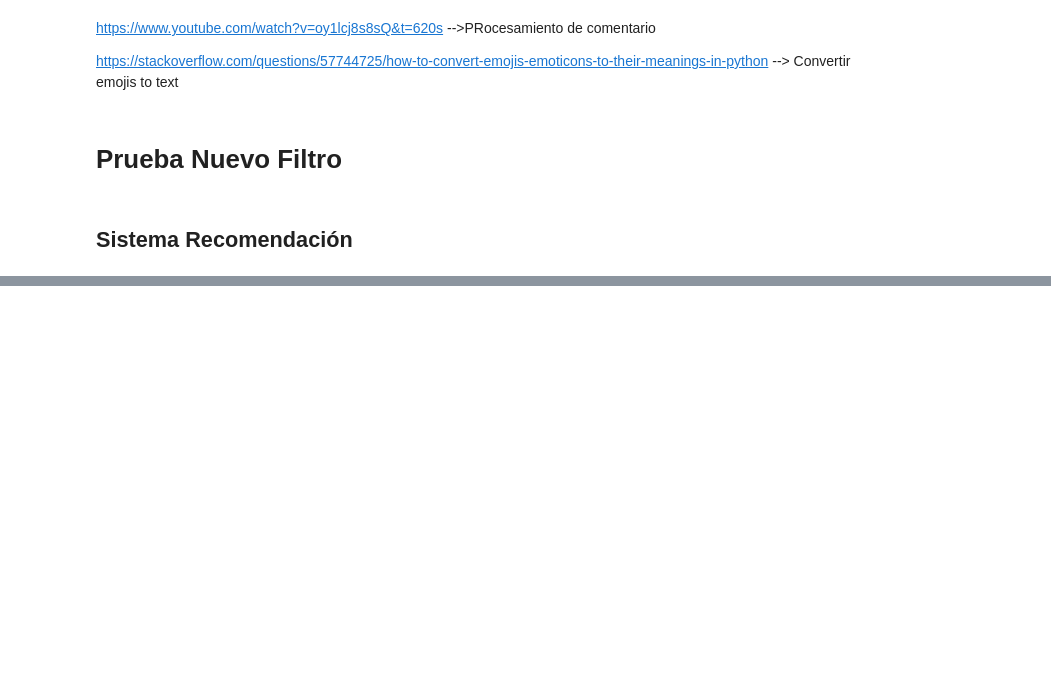
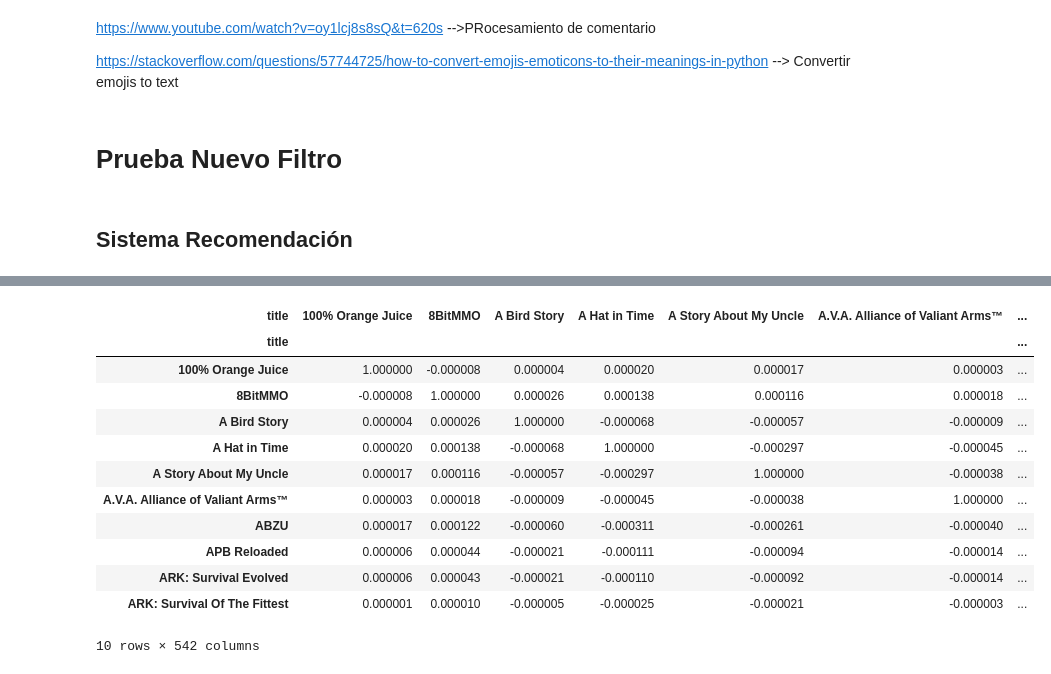
Before and after one commit to nestorjuarezR/Data_Science, a Jupyter notebook: Proyecto3.ipynb, the cells around one changed output, grey strips where cells are left out. Saved outputs shown, nothing was run; the diff lists cells and outputs as text; code cells hidden in the pictures; blank space fills up the shorter version.

```diff
--- a/Proyecto3.ipynb
+++ b/Proyecto3.ipynb
@@ -603,0 +861,3 @@ corr_starwars.head()
+# %%
+moviemat = df_games.pivot_table(index='username',columns='title',values='polarity')
+moviemat.head()
@@ -603,0 +873,19 @@ corr_starwars.head()
+# %%
+moviemat = moviemat.dropna(thresh=20, axis=1).fillna(0,axis=1)
+# %%
+corrMatrix = moviemat.corr(method='pearson')
+corrMatrix.head(10)
+# %% [output]
+| title | 100% Orange Juice | 8BitMMO | A Bird Story | A Hat in Time | A Story About My Uncle | A.V.A. Alliance of Valiant Arms™ | ... |
+| title |  |  |  |  |  |  | ... |
+| 100% Orange Juice | 1.000000 | -0.000008 | 0.000004 | 0.000020 | 0.000017 | 0.000003 | ... |
+| 8BitMMO | -0.000008 | 1.000000 | 0.000026 | 0.000138 | 0.000116 | 0.000018 | ... |
+| A Bird Story | 0.000004 | 0.000026 | 1.000000 | -0.000068 | -0.000057 | -0.000009 | ... |
+| A Hat in Time | 0.000020 | 0.000138 | -0.000068 | 1.000000 | -0.000297 | -0.000045 | ... |
+| A Story About My Uncle | 0.000017 | 0.000116 | -0.000057 | -0.000297 | 1.000000 | -0.000038 | ... |
+| A.V.A. Alliance of Valiant Arms™ | 0.000003 | 0.000018 | -0.000009 | -0.000045 | -0.000038 | 1.000000 | ... |
+| ABZU | 0.000017 | 0.000122 | -0.000060 | -0.000311 | -0.000261 | -0.000040 | ... |
+| APB Reloaded | 0.000006 | 0.000044 | -0.000021 | -0.000111 | -0.000094 | -0.000014 | ... |
+| ARK: Survival Evolved | 0.000006 | 0.000043 | -0.000021 | -0.000110 | -0.000092 | -0.000014 | ... |
+| ARK: Survival Of The Fittest | 0.000001 | 0.000010 | -0.000005 | -0.000025 | -0.000021 | -0.000003 | ... |
+10 rows × 542 columns
```
Also changed, not shown: parts of 74 cells of this notebook.
